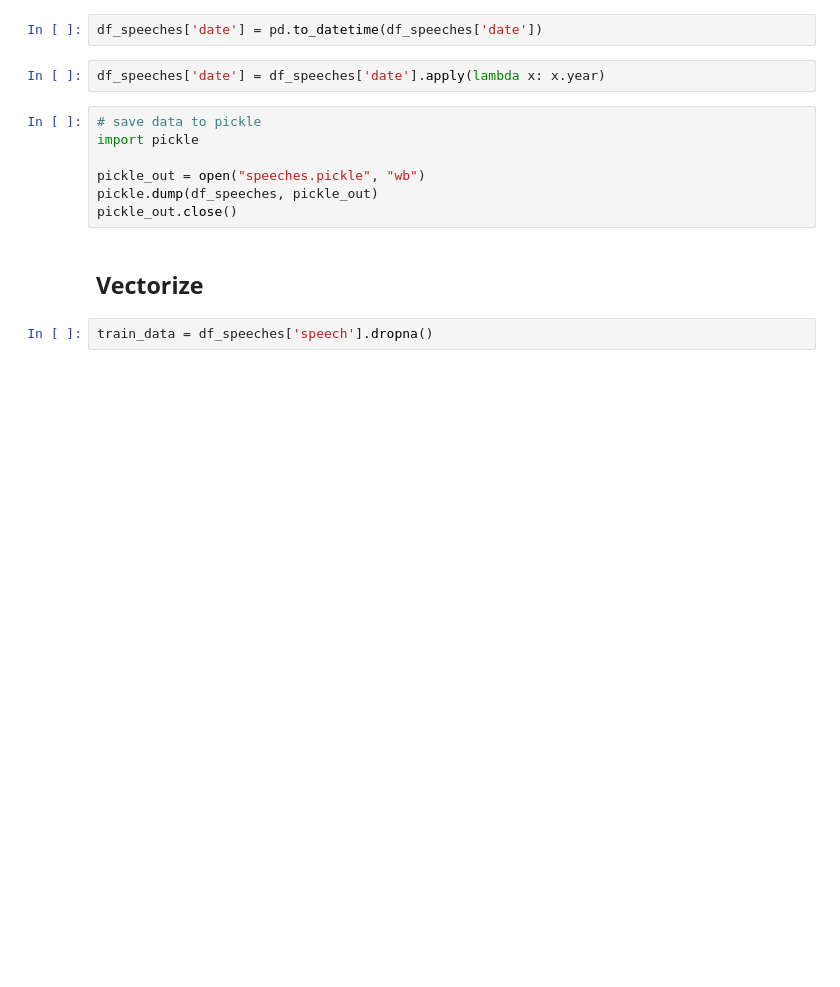
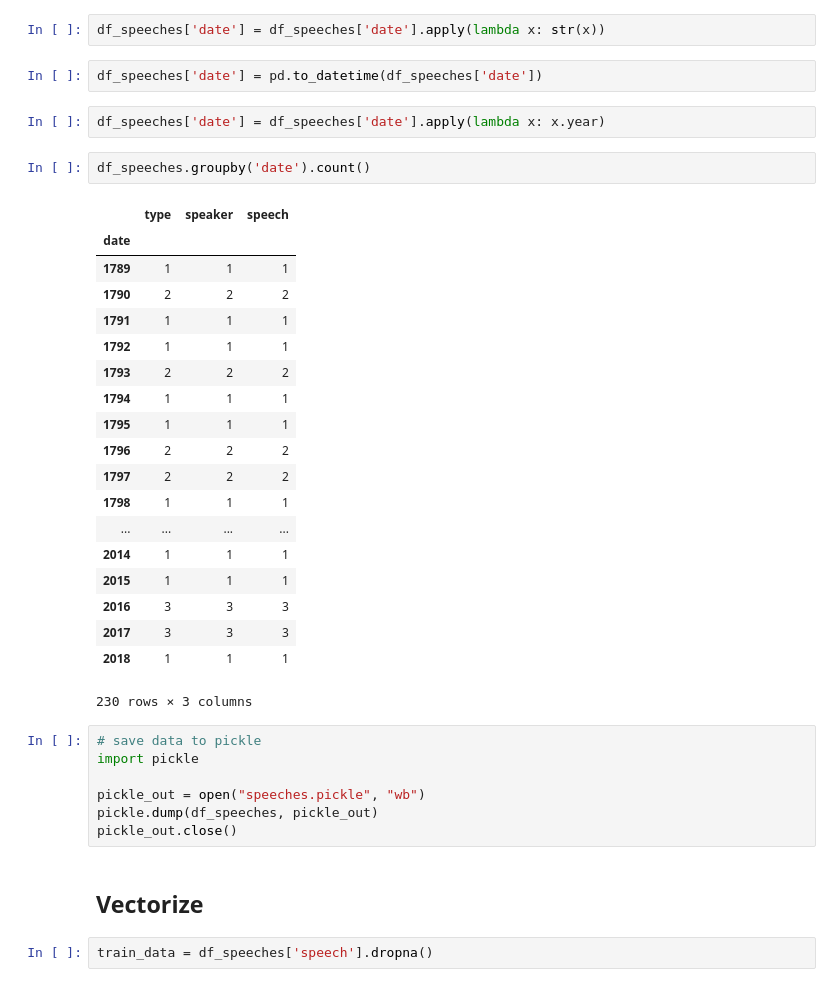
Before and after one commit to kevscon/Project-4, a Jupyter notebook: speech_data.ipynb, the cells around one changed output. Saved outputs shown, nothing was run; the diff lists cells and outputs as text; blank space fills up the shorter version.

```diff
--- a/speech_data.ipynb
+++ b/speech_data.ipynb
@@ -89,10 +89,34 @@ array(['July 28, 2016', 'August 15, 1996', 'August 3, 2000',
        1836, 1835, 1834, 1832, 1816, 1815, 1814, 1812, 1811, 1810, 1808,
        1807, 1806, 1804, 1803, 1802, 1800, 1799, 1798, 1796, 1795, 1794,
        1792, 1791], dtype=object)
+# %%
+df_speeches['date'] = df_speeches['date'].apply(lambda x: str(x))
 # %%
 df_speeches['date'] = pd.to_datetime(df_speeches['date'])
 # %%
 df_speeches['date'] = df_speeches['date'].apply(lambda x: x.year)
+# %%
+df_speeches.groupby('date').count()
+# %% [output]
+|  | type | speaker | speech |
+| date |  |  |  |
+| 1789 | 1 | 1 | 1 |
+| 1790 | 2 | 2 | 2 |
+| 1791 | 1 | 1 | 1 |
+| 1792 | 1 | 1 | 1 |
+| 1793 | 2 | 2 | 2 |
+| 1794 | 1 | 1 | 1 |
+| 1795 | 1 | 1 | 1 |
+| 1796 | 2 | 2 | 2 |
+| 1797 | 2 | 2 | 2 |
+| 1798 | 1 | 1 | 1 |
+| ... | ... | ... | ... |
+| 2014 | 1 | 1 | 1 |
+| 2015 | 1 | 1 | 1 |
+| 2016 | 3 | 3 | 3 |
+| 2017 | 3 | 3 | 3 |
+| 2018 | 1 | 1 | 1 |
+230 rows × 3 columns
 # %%
 # save data to pickle
 import pickle
```
Also changed, not shown: parts of 1 cell of this notebook, 3 other files.
